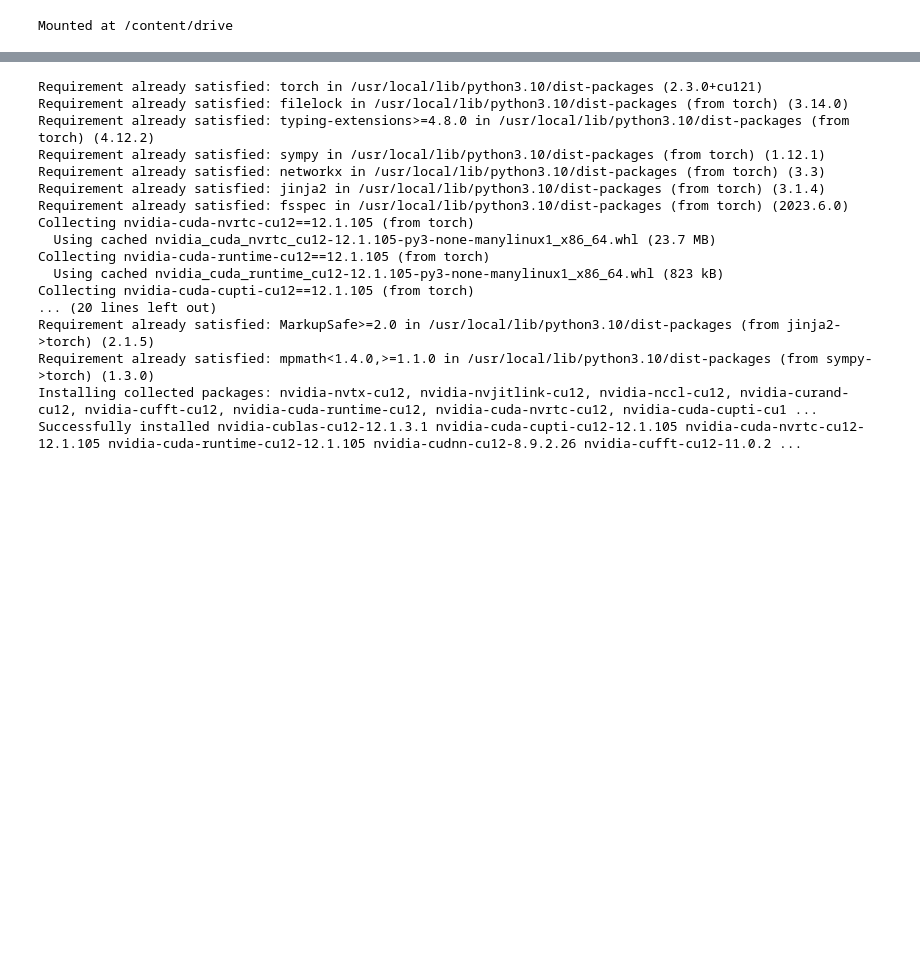
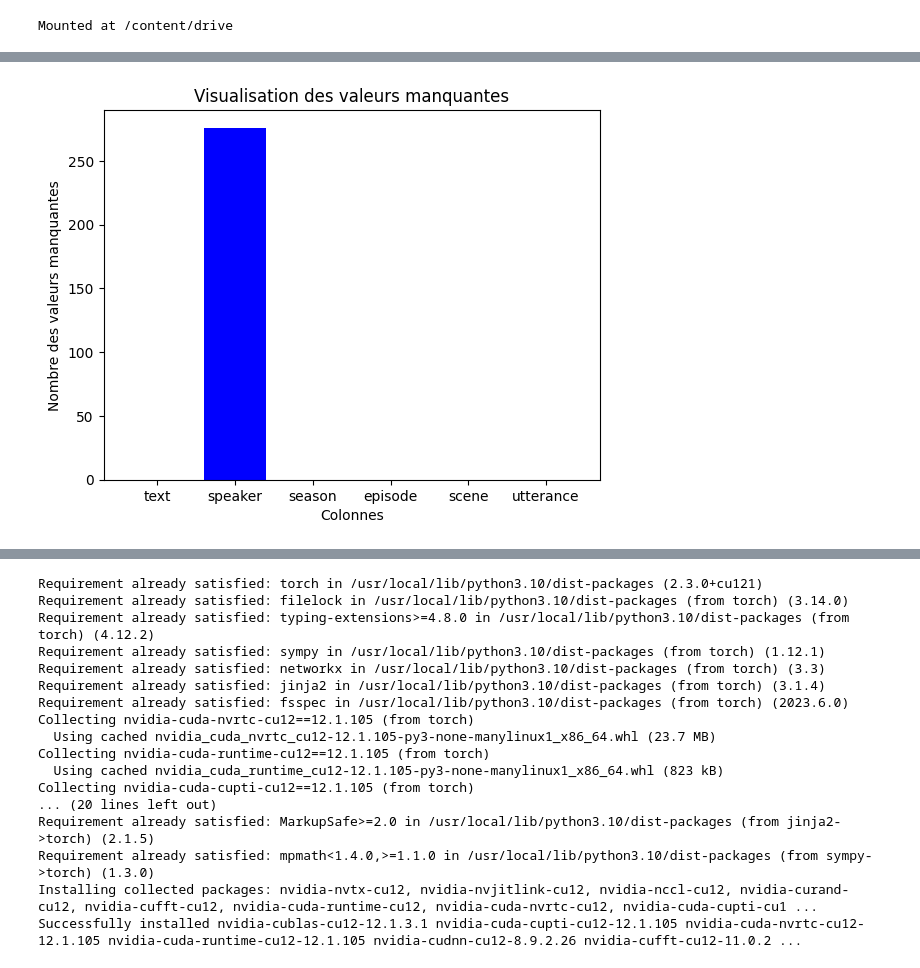
Before and after one commit to najouaelfethi/Chatbot-Friends, a Jupyter notebook: chatbot_transformers.ipynb, the cells around one changed output, grey strips where cells are left out. Drawn from its saved outputs; the diff is of its cells as text; code cells hidden in the pictures; blank space fills up the shorter version.

```diff
--- a/chatbot_transformers.ipynb
+++ b/chatbot_transformers.ipynb
@@ -7,0 +116,10 @@ Mounted at /content/drive
+# %%
+#Calculation du pourcentage des valeurs manquantes
+missing_values = df.isnull().sum()
+plt.bar(missing_values.index,missing_values.values, color='Blue')
+plt.xlabel("Colonnes")
+plt.ylabel("Nombre des valeurs manquantes")
+plt.title("Visualisation des valeurs manquantes")
+plt.show()
+# %% [output]
+[figure, added]
```
Also changed, not shown: parts of 63 cells of this notebook.
